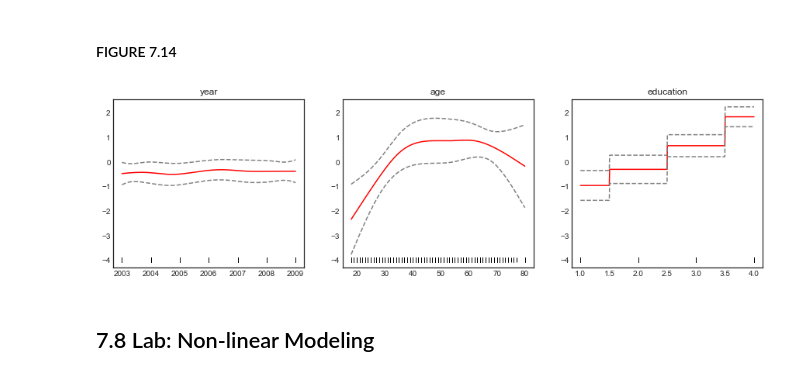
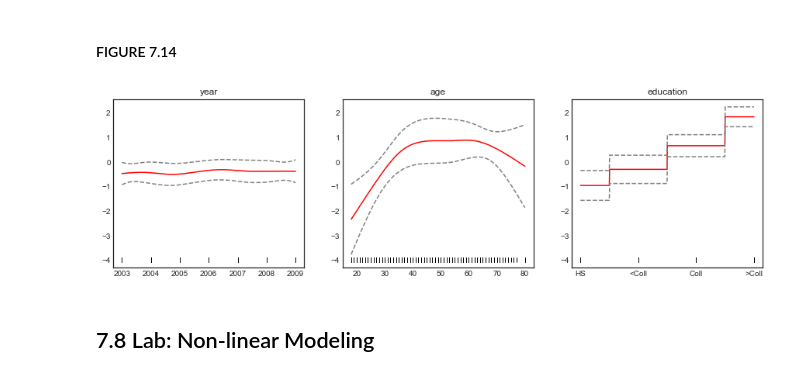
Before and after one commit to pedvide/ISLR_Python, a Jupyter notebook: Chapter7_Moving_Beyond_Linearity.ipynb, the cells around one changed output. Drawn from its saved outputs; the diff is of its cells as text; code cells hidden in the pictures.

```diff
--- a/Chapter7_Moving_Beyond_Linearity.ipynb
+++ b/Chapter7_Moving_Beyond_Linearity.ipynb
@@ -560,19 +566,21 @@ gam_log_no_less_HS = LogisticGAM(n_splines=10).gridsearch(X_no_less_HS, y_log[X.
 # %%
 XX = generate_X_grid(gam_log_no_less_HS)
 fig, axs = plt.subplots(1, len(X.columns), sharey=True, figsize=(15,4))
 titles = X.columns
 for i, ax in enumerate(axs):
     pdep, confi = gam_log.partial_dependence(XX, feature=i+1, width=.95)
     ax.plot(XX[:, i], pdep, 'r')
     ax.plot(XX[:, i], confi[0][:, 0], c='grey', ls='--')
     ax.plot(XX[:, i], confi[0][:, 1], c='grey', ls='--')
     ax.plot(X_no_less_HS.iloc[:,i], np.ones_like(X_no_less_HS.iloc[:,i])*(-4), '|', color='k')
     ax.set_title(titles[i])
 
+axs[2].xaxis.set_ticklabels(['HS', '<Coll', 'Coll', '>Coll'])
+axs[2].xaxis.set_ticks(range(1, 5))
 axs[1].yaxis.set_tick_params(labelleft=True)
 axs[2].yaxis.set_tick_params(labelleft=True)
 # %% [output]
-[figure, old version]
+[figure, new version]
 # %% [markdown]
 ## 7.8 Lab: Non-linear Modeling
 # %% [markdown]
```
Also changed, not shown: parts of 4 cells of this notebook.
